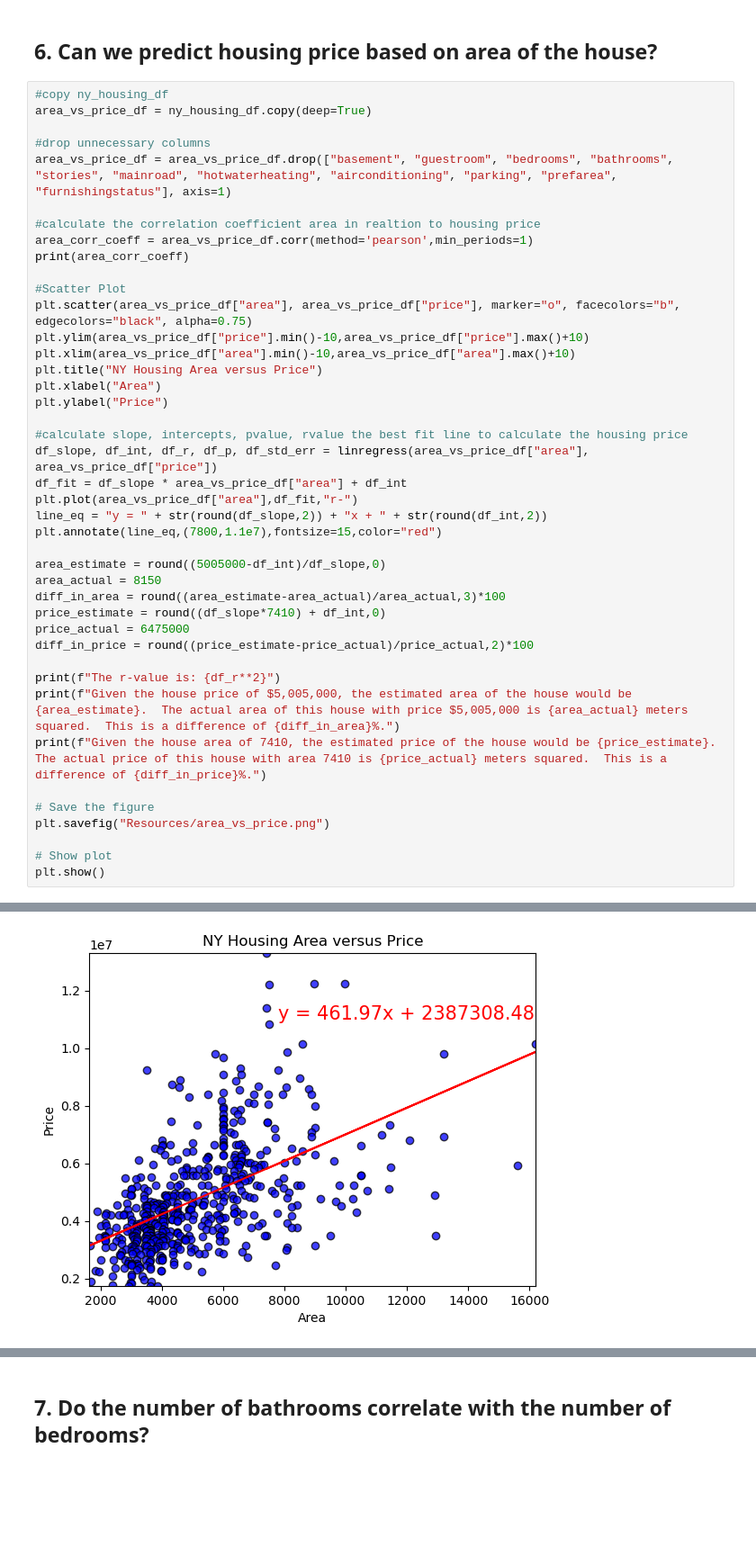
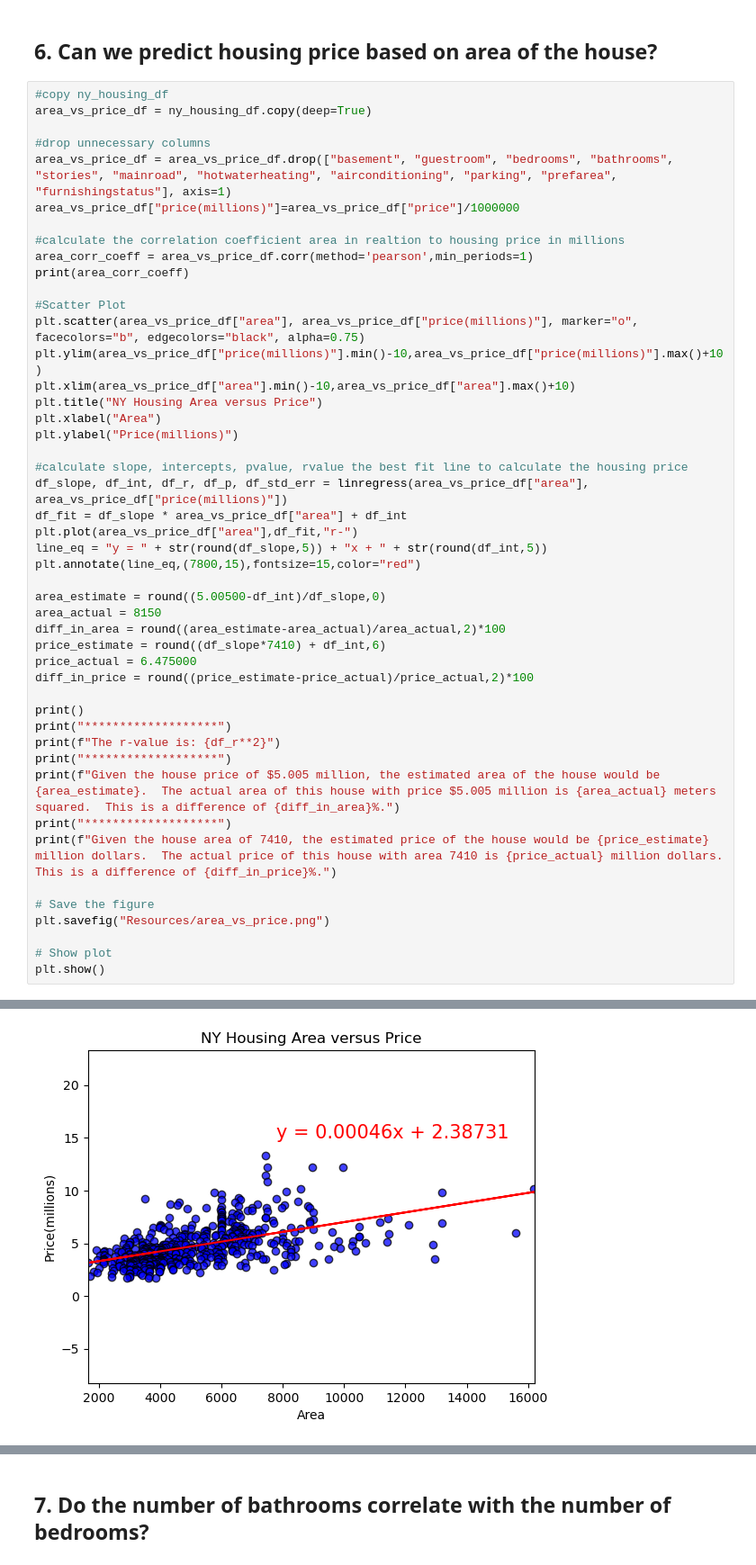
Before and after one commit to alanaadams/Project1, a Jupyter notebook: HomeattributePricing.ipynb, the cells around one changed output, grey strips where cells are left out. Shown at 90% size. Drawn from its saved outputs; the diff is of its cells as text; blank space fills up the shorter version.

```diff
--- a/HomeattributePricing.ipynb
+++ b/HomeattributePricing.ipynb
@@ -171,36 +171,41 @@ area_vs_price_df = ny_housing_df.copy(deep=True)
 
 #drop unnecessary columns
 area_vs_price_df = area_vs_price_df.drop(["basement", "guestroom", "bedrooms", "bathrooms", "stories", "mainroad", "hotwaterheating", "airconditioning", "parking", "prefarea", "furnishingstatus"], axis=1)
+area_vs_price_df["price(millions)"]=area_vs_price_df["price"]/1000000
 
-#calculate the correlation coefficient area in realtion to housing price
+#calculate the correlation coefficient area in realtion to housing price in millions
 area_corr_coeff = area_vs_price_df.corr(method='pearson',min_periods=1)
 print(area_corr_coeff)
 
 #Scatter Plot
-plt.scatter(area_vs_price_df["area"], area_vs_price_df["price"], marker="o", facecolors="b", edgecolors="black", alpha=0.75)
-plt.ylim(area_vs_price_df["price"].min()-10,area_vs_price_df["price"].max()+10)
+plt.scatter(area_vs_price_df["area"], area_vs_price_df["price(millions)"], marker="o", facecolors="b", edgecolors="black", alpha=0.75)
+plt.ylim(area_vs_price_df["price(millions)"].min()-10,area_vs_price_df["price(millions)"].max()+10)
 plt.xlim(area_vs_price_df["area"].min()-10,area_vs_price_df["area"].max()+10)
 plt.title("NY Housing Area versus Price")
 plt.xlabel("Area")
-plt.ylabel("Price")
+plt.ylabel("Price(millions)")
 
 #calculate slope, intercepts, pvalue, rvalue the best fit line to calculate the housing price
-df_slope, df_int, df_r, df_p, df_std_err = linregress(area_vs_price_df["area"], area_vs_price_df["price"])
+df_slope, df_int, df_r, df_p, df_std_err = linregress(area_vs_price_df["area"], area_vs_price_df["price(millions)"])
 df_fit = df_slope * area_vs_price_df["area"] + df_int
 plt.plot(area_vs_price_df["area"],df_fit,"r-")
-line_eq = "y = " + str(round(df_slope,2)) + "x + " + str(round(df_int,2))
-plt.annotate(line_eq,(7800,1.1e7),fontsize=15,color="red")
+line_eq = "y = " + str(round(df_slope,5)) + "x + " + str(round(df_int,5))
+plt.annotate(line_eq,(7800,15),fontsize=15,color="red")
 
-area_estimate = round((5005000-df_int)/df_slope,0)
+area_estimate = round((5.00500-df_int)/df_slope,0)
 area_actual = 8150
-diff_in_area = round((area_estimate-area_actual)/area_actual,3)*100
-price_estimate = round((df_slope*7410) + df_int,0)
-price_actual = 6475000
+diff_in_area = round((area_estimate-area_actual)/area_actual,2)*100
+price_estimate = round((df_slope*7410) + df_int,6)
+price_actual = 6.475000
 diff_in_price = round((price_estimate-price_actual)/price_actual,2)*100
 
+print()
+print("*******************")
 print(f"The r-value is: {df_r**2}")
-print(f"Given the house price of $5,005,000, the estimated area of the house would be {area_estimate}.  The actual area of this house with price $5,005,000 is {area_actual} meters squared.  This is a difference of {diff_in_area}%.")
-print(f"Given the house area of 7410, the estimated price of the house would be {price_estimate}.  The actual price of this house with area 7410 is {price_actual} meters squared.  This is a difference of {diff_in_price}%.")
+print("*******************")
+print(f"Given the house price of $5.005 million, the estimated area of the house would be {area_estimate}.  The actual area of this house with price $5.005 million is {area_actual} meters squared.  This is a difference of {diff_in_area}%.")
+print("*******************")
+print(f"Given the house area of 7410, the estimated price of the house would be {price_estimate} million dollars.  The actual price of this house with area 7410 is {price_actual} million dollars.  This is a difference of {diff_in_price}%.")
 
 # Save the figure
 plt.savefig("Resources/area_vs_price.png")
@@ -217,4 +227,4 @@ Given the house area of 7410, the estimated price of the house would be 5810542.
-[figure, old version]
+[figure, new version]
 # %% [markdown]
 **Interpretation**
 
```
Also changed, not shown: parts of 5 cells of this notebook, 3 other files.
